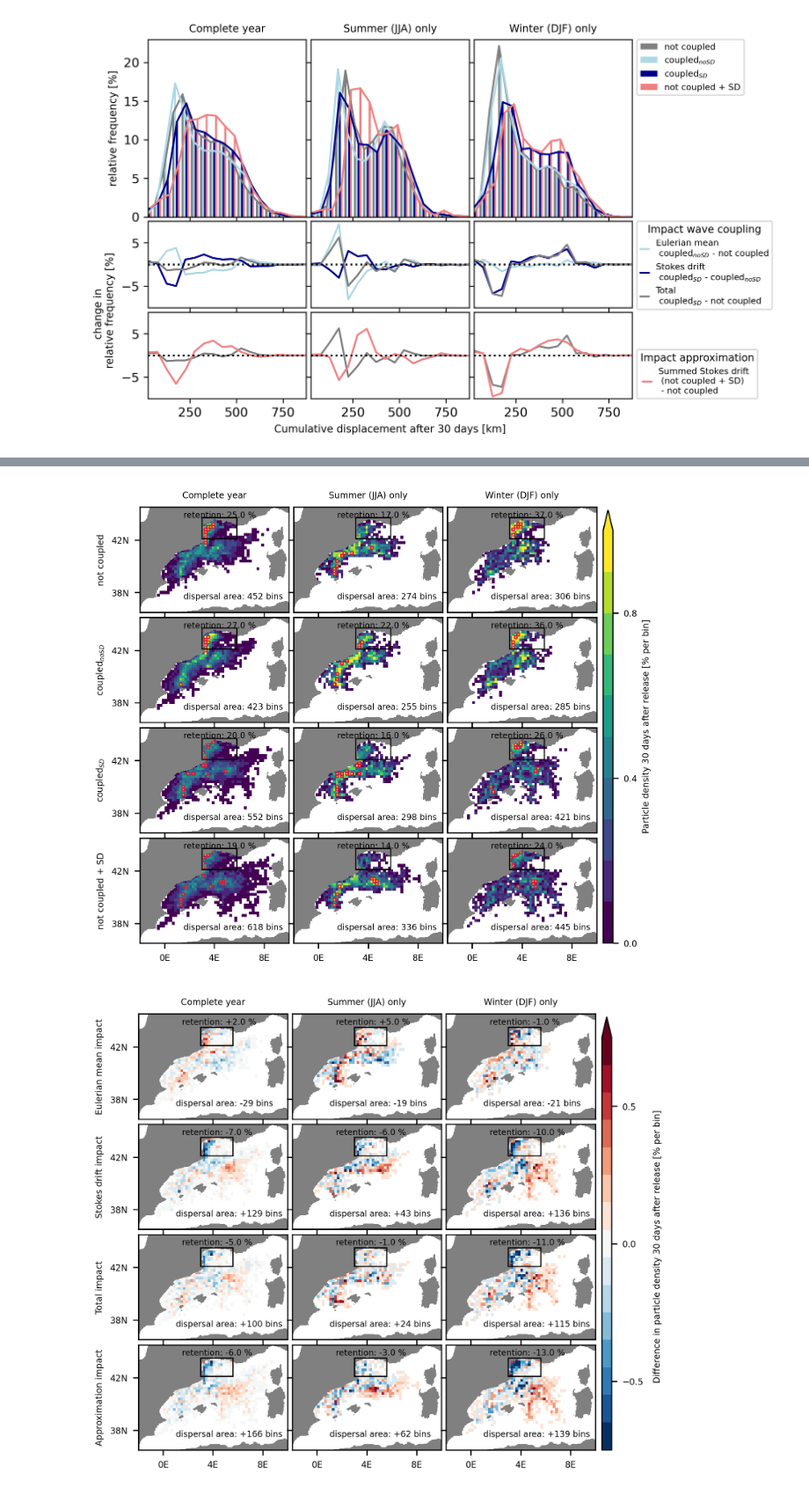
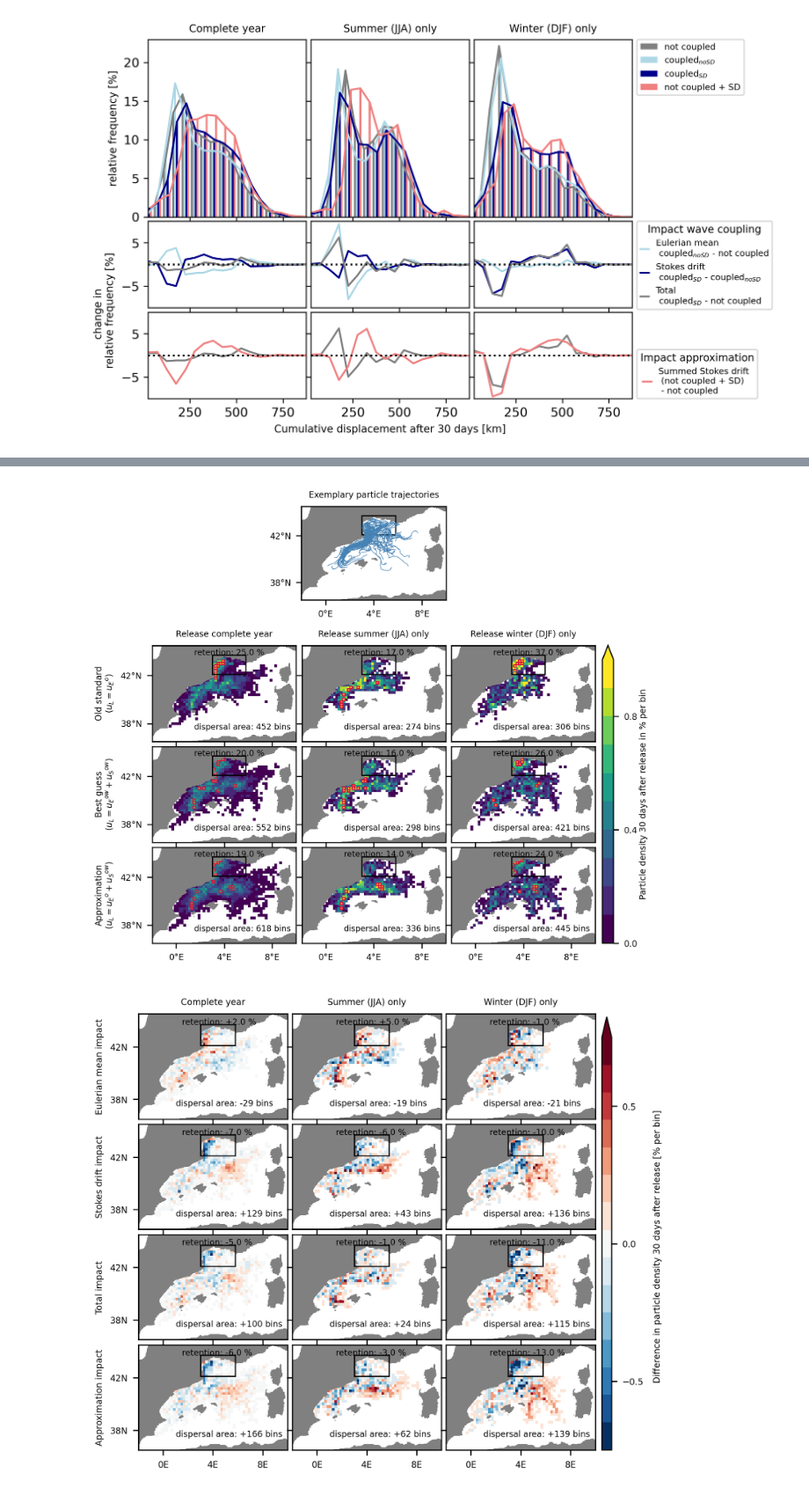
Before and after one commit to OceanParcels/IMMERSE_waves, a Jupyter notebook: code/CompTraj_uncoupledVScoupled_dispersion_GulfOfLion.ipynb, the cells around one changed output, grey strips where cells are left out. Shown at 88% size. Drawn from its saved outputs; the diff is of its cells as text; code cells hidden in the pictures.

```diff
--- a/code/CompTraj_uncoupledVScoupled_dispersion_GulfOfLion.ipynb
+++ b/code/CompTraj_uncoupledVScoupled_dispersion_GulfOfLion.ipynb
@@ -480,8 +657,8 @@ def build_subplot(var1,var2,speccolor,xticklabel=True,yticklabel=True):
     ax.set_ylim([latmin_plot,latmax_plot])
     ax.set_xticks([0,4,8])
     ax.set_yticks([38,42])
-    ax.set_xticklabels(['0E','4E','8E'])
-    ax.set_yticklabels(['38N','42N'])
+    ax.set_xticklabels(['0°E','4°E','8°E'])
+    ax.set_yticklabels(['38°N','42°N'])
     if xticklabel==False:
         ax.set_xticklabels([])
     if yticklabel==False:
@@ -490,53 +667,69 @@ def build_subplot(var1,var2,speccolor,xticklabel=True,yticklabel=True):
     return map
 
 
-fig = plt.figure(figsize=(6,5.3), dpi=300, constrained_layout=False)
+fig = plt.figure(figsize=(6,5.6), dpi=300, constrained_layout=False)
+gs2 = fig.add_gridspec(nrows=100, ncols=3,
+                      left=0.1, right=0.8,
+                      wspace=0.03, hspace=0.05)
 gs = fig.add_gridspec(nrows=4, ncols=3,
                       left=0.1, right=0.8,
-                      wspace=0.03, hspace=0.05)
+                      top=0.8,
+                      wspace=0.04, hspace=0.05)
+gscbar = fig.add_gridspec(nrows=4, ncols=100,
+                          left=0.1, right=1,
+                          top=0.8,
+                          wspace=0.04, hspace=0.05)
 
 
-# Totel distributions
+# Exemplary trajectories
 
-ax = fig.add_subplot(gs[0,0])
+ax = fig.add_subplot(gs2[2:23,1])
+plot_bathy()
+plot_releasebox()
+ax.set_xlim([lonmin_plot,lonmax_plot])
+ax.set_ylim([latmin_plot,latmax_plot])
+ax.set_xticks([0,4,8])
+ax.set_yticks([38,42])
+ax.set_xticklabels(['0°E','4°E','8°E'])
+ax.set_yticklabels(['38°N','42°N'])
+ax.tick_params(axis='both', labelsize=fs)
+for i in np.arange(1,80,5):
+    for j in np.arange(1,70,10):
+        plt.plot(traj_csd.lon.isel(start=j, traj=i), traj_csd.lat.isel(start=j, traj=i), color='steelblue', linewidth=0.3)
+        plt.plot(traj_csd.lon.isel(start=j, traj=i), traj_csd.lat.isel(start=j, traj=i), color='steelblue', linewidth=0.3)
+ax.set_title('Exemplary particle trajectories', fontsize=fs)
+
+
+# Total distributions
+
+ax = fig.add_subplot(gs[1,0])
 var1 = traj_nc
 var2 = dist_nc
 map = build_subplot(var1,var2,col_nc, xticklabel=False)
-ax.set_title('Complete year', fontsize=fs)
-ax.set_ylabel('not coupled', fontsize=fs)
-
-ax = fig.add_subplot(gs[1,0])
-var1 = traj_cnosd
-var2 = dist_cnosd
-map = build_subplot(var1,var2,col_cnosd, xticklabel=False)
-ax.set_ylabel('coupled$_{noSD}$', fontsize=fs)
+ax.set_title('Release complete year', fontsize=fs)
+ax.set_ylabel('Old standard\n($u_L = {u_E}^{o}$)', fontsize=fs)
 
 ax = fig.add_subplot(gs[2,0])
 var1 = traj_csd
 var2 = dist_csd
 map = build_subplot(var1,var2,col_csd, xticklabel=False)
-ax.set_ylabel('coupled$_{SD}$', fontsize=fs)
+ax.set_ylabel('Best guess\n($u_L = {u_E}^{ow} + {u_S}^{ow}$)', fontsize=fs)
 
 ax = fig.add_subplot(gs[3,0])
 var1 = traj_ncsd
 var2 = dist_ncsd
 map = build_subplot(var1,var2,col_ncsd)
-ax.set_ylabel('not coupled + SD', fontsize=fs)
+ax.set_ylabel('Approximation\n($u_L = {u_E}^{o} + {u_S}^{ow}$)', fontsize=fs)
 
 # Summer distributions
 
 start_use = slice(31,49)
 
-ax = fig.add_subplot(gs[0,1])
+ax = fig.add_subplot(gs[1,1])
 var1 = traj_nc.isel(start=start_use)
 var2 = dist_nc.isel(start=start_use)
 map = build_subplot(var1,var2,col_nc, xticklabel=False, yticklabel=False)
-ax.set_title('Summer (JJA) only', fontsize=fs)
-
-ax = fig.add_subplot(gs[1,1])
-var1 = traj_cnosd.isel(start=start_use)
-var2 = dist_cnosd.isel(start=start_use)
-map = build_subplot(var1,var2,col_cnosd, xticklabel=False, yticklabel=False)
+ax.set_title('Release summer (JJA) only', fontsize=fs)
 
 ax = fig.add_subplot(gs[2,1])
 var1 = traj_csd.isel(start=start_use)
@@ -544,44 +737,40 @@ var2 = dist_csd.isel(start=start_use)
 map = build_subplot(var1,var2,col_csd, xticklabel=False, yticklabel=False)
 
 ax = fig.add_subplot(gs[3,1])
 var1 = traj_ncsd.isel(start=start_use)
 var2 = dist_ncsd.isel(start=start_use)
 map = build_subplot(var1,var2,col_ncsd, yticklabel=False)
 
 
 # Winter distributions
 
 start1 = np.arange(0,12); start2 = np.arange(67,73); start_use = [*l1, *l2]
 
-ax = fig.add_subplot(gs[0,2])
+ax = fig.add_subplot(gs[1,2])
 var1 = traj_nc.isel(start=start_use)
 var2 = dist_nc.isel(start=start_use)
 map = build_subplot(var1,var2,col_nc, xticklabel=False, yticklabel=False)
-ax.set_title('Winter (DJF) only', fontsize=fs)
-
-ax = fig.add_subplot(gs[1,2])
-var1 = traj_cnosd.isel(start=start_use)
-var2 = dist_cnosd.isel(start=start_use)
-map = build_subplot(var1,var2,col_cnosd, xticklabel=False, yticklabel=False)
+ax.set_title('Release winter (DJF) only', fontsize=fs)
 
 ax = fig.add_subplot(gs[2,2])
 var1 = traj_csd.isel(start=start_use)
 var2 = dist_csd.isel(start=start_use)
 map = build_subplot(var1,var2,col_csd, xticklabel=False, yticklabel=False)
+ax.text(14, latmin_plot + (latmax_plot-latmin_plot)/2,
+        'Particle density 30 days after release in % per bin',
+        ha='center', va='center', fontsize=fs, rotation=90)
 
 ax = fig.add_subplot(gs[3,2])
 var1 = traj_ncsd.isel(start=start_use)
 var2 = dist_ncsd.isel(start=start_use)
 map = build_subplot(var1,var2,col_ncsd, yticklabel=False)
-ax.text(14, 53, 'Particle density 30 days after release [% per bin]',
-        ha='center', va='center', fontsize=fs, rotation=90)
-cbaxes = fig.add_axes([0.81, 0.125, 0.015, 0.75])
+cbaxes = fig.add_subplot(gscbar[1:5,79:81])
 cbar = plt.colorbar(map, cax = cbaxes, orientation='vertical', extend='max')
 cbar.ax.tick_params(labelsize=fs)
 tick_locator = ticker.MaxNLocator(nbins=nctic)
 cbar.locator = tick_locator; cbar.update_ticks()
 # %% [output]
-[figure, old version]
+[figure, new version]
 # %%
 bins_lon = np.arange(-6,36,0.2); bins_lat =  np.arange(30.1,47,0.2)
 lonmin = 3
```
Also changed, not shown: parts of 18 cells of this notebook, 3 other files.
